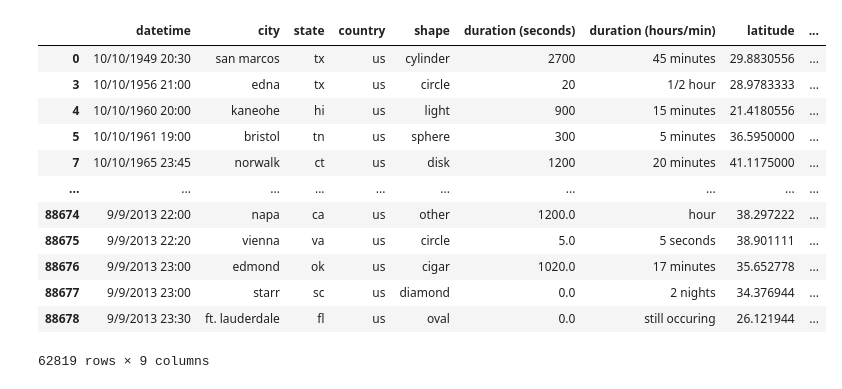
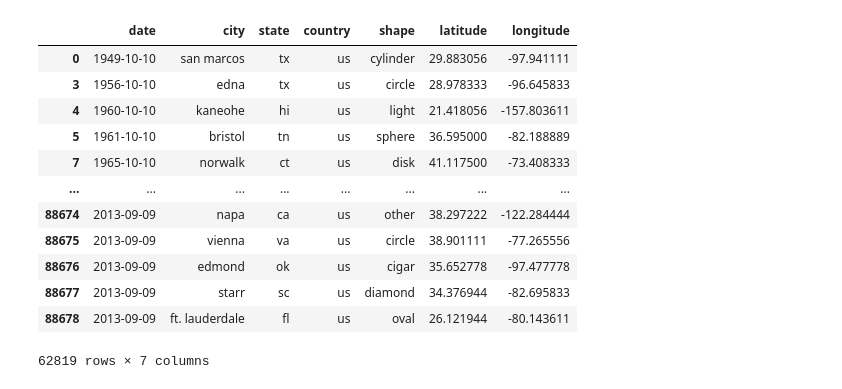
Before and after one commit to CBPher24/Predicting_UFOs, a Jupyter notebook: Data_Cleaning/Ufo_Sightings_Complete.ipynb, the cells around one changed output. Drawn from its saved outputs; the diff is of its cells as text; code cells hidden in the pictures.

Commit message:
data merge complete

```diff
--- a/Data_Cleaning/Ufo_Sightings_Complete.ipynb
+++ b/Data_Cleaning/Ufo_Sightings_Complete.ipynb
@@ -28,6 +29,7 @@ b'Skipping line 65878: expected 11 fields, saw 12\nSkipping line 66090: expected
 ufo_data1 = ufo_data.dropna(axis=0, how='any',inplace=False)
 ufo_data1 = ufo_data1[ufo_data1['comments'].str.contains("HOAX")==False]
 ufo_data1 = ufo_data1[ufo_data1['duration (hours/min)'].str.contains("unknown|year|#")==False]
+ufo_data1[["date","time"]] = ufo_data1["datetime"].str.split(n=1, expand=True)
 ufo_data1
 # %% [output]
 |  | datetime | city | state | country | shape | duration (seconds) | duration (hours/min) | comments | ... |
@@ -46,18 +48,21 @@ ufo_data1
 # %%
-ufo_data2 = ufo_data1.drop(["comments", "date posted"], axis=1)
+ufo_data2 = ufo_data1.drop(["comments", "date posted", "duration (seconds)", "duration (hours/min)", "datetime", "time"], axis=1)
 ufo_data2 = ufo_data2[ufo_data2['city'].str.contains("\(")==False]
+ufo_data2 = ufo_data2[["date","city", "state", "country", "shape", "latitude", "longitude"]]
+ufo_data2['date'] = ufo_data2['date'].astype('datetime64')
+ufo_data2["latitude"] = ufo_data2["latitude"].astype(float)
 ufo_data2
 # %% [output]
-|  | datetime | city | state | country | shape | duration (seconds) | duration (hours/min) | latitude | ... |
-| 0 | 10/10/1949 20:30 | san marcos | tx | us | cylinder | 2700 | 45 minutes | 29.8830556 | ... |
-| 3 | 10/10/1956 21:00 | edna | tx | us | circle | 20 | 1/2 hour | 28.9783333 | ... |
-| 4 | 10/10/1960 20:00 | kaneohe | hi | us | light | 900 | 15 minutes | 21.4180556 | ... |
-| 5 | 10/10/1961 19:00 | bristol | tn | us | sphere | 300 | 5 minutes | 36.5950000 | ... |
-| 7 | 10/10/1965 23:45 | norwalk | ct | us | disk | 1200 | 20 minutes | 41.1175000 | ... |
-| ... | ... | ... | ... | ... | ... | ... | ... | ... | ... |
-| 88674 | 9/9/2013 22:00 | napa | ca | us | other | 1200.0 | hour | 38.297222 | ... |
-| 88675 | 9/9/2013 22:20 | vienna | va | us | circle | 5.0 | 5 seconds | 38.901111 | ... |
-| 88676 | 9/9/2013 23:00 | edmond | ok | us | cigar | 1020.0 | 17 minutes | 35.652778 | ... |
-| 88677 | 9/9/2013 23:00 | starr | sc | us | diamond | 0.0 | 2 nights | 34.376944 | ... |
-| 88678 | 9/9/2013 23:30 | ft. lauderdale | fl | us | oval | 0.0 | still occuring | 26.121944 | ... |
+|  | date | city | state | country | shape | latitude | longitude |
+| 0 | 1949-10-10 | san marcos | tx | us | cylinder | 29.883056 | -97.941111 |
+| 3 | 1956-10-10 | edna | tx | us | circle | 28.978333 | -96.645833 |
+| 4 | 1960-10-10 | kaneohe | hi | us | light | 21.418056 | -157.803611 |
+| 5 | 1961-10-10 | bristol | tn | us | sphere | 36.595000 | -82.188889 |
+| 7 | 1965-10-10 | norwalk | ct | us | disk | 41.117500 | -73.408333 |
+| ... | ... | ... | ... | ... | ... | ... | ... |
+| 88674 | 2013-09-09 | napa | ca | us | other | 38.297222 | -122.284444 |
+| 88675 | 2013-09-09 | vienna | va | us | circle | 38.901111 | -77.265556 |
+| 88676 | 2013-09-09 | edmond | ok | us | cigar | 35.652778 | -97.477778 |
+| 88677 | 2013-09-09 | starr | sc | us | diamond | 34.376944 | -82.695833 |
+| 88678 | 2013-09-09 | ft. lauderdale | fl | us | oval | 26.121944 | -80.143611 |
-62819 rows × 9 columns
+62819 rows × 7 columns
```
Also changed, not shown: parts of 7 cells of this notebook, 2 other files.
